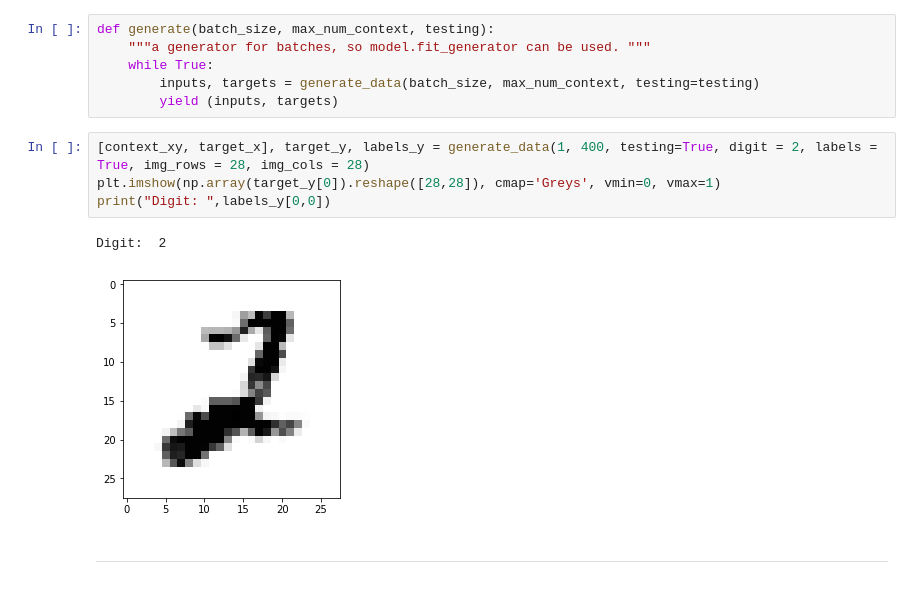
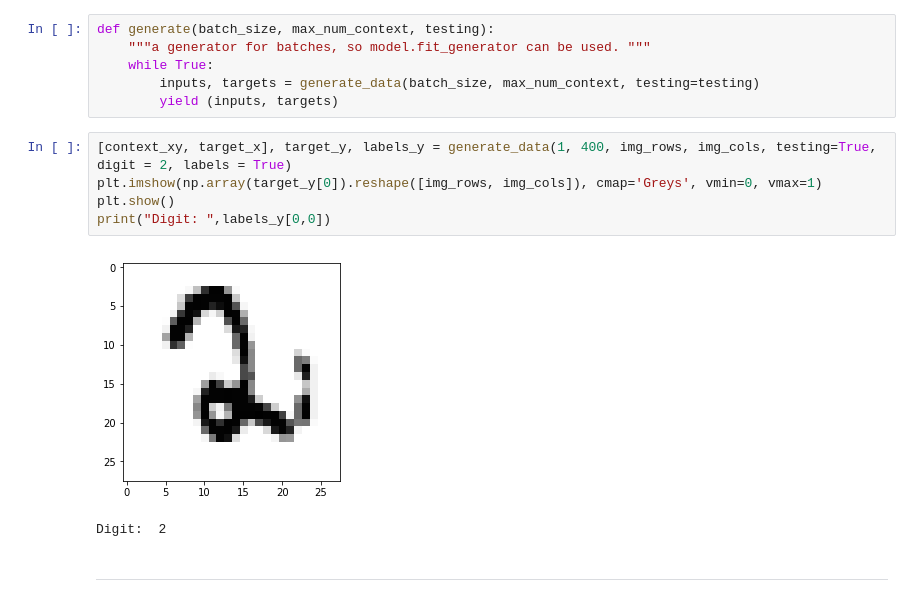
Before and after one commit to ConorFoy/neural-processes, a Jupyter notebook: conditional_neural_process_with_tensorflow_ver_2.0.0_Ex2_MNIST.ipynb, the cells around one changed output. Drawn from its saved outputs; the diff is of its cells as text.

```diff
--- a/conditional_neural_process_with_tensorflow_ver_2.0.0_Ex2_MNIST.ipynb
+++ b/conditional_neural_process_with_tensorflow_ver_2.0.0_Ex2_MNIST.ipynb
@@ -112,12 +125,13 @@ def generate(batch_size, max_num_context, testing):
         inputs, targets = generate_data(batch_size, max_num_context, testing=testing)
         yield (inputs, targets)
 # %%
-[context_xy, target_x], target_y, labels_y = generate_data(1, 400, testing=True, digit = 2, labels = True, img_rows = 28, img_cols = 28)
-plt.imshow(np.array(target_y[0]).reshape([28,28]), cmap='Greys', vmin=0, vmax=1)
+[context_xy, target_x], target_y, labels_y = generate_data(1, 400, img_rows, img_cols, testing=True, digit = 2, labels = True)
+plt.imshow(np.array(target_y[0]).reshape([img_rows, img_cols]), cmap='Greys', vmin=0, vmax=1)
+plt.show()
 print("Digit: ",labels_y[0,0])
 # %% [output]
+[figure, new version]
 Digit:  2
-[figure, old version]
 # %% [markdown]
 ___
 # %%
```
Also changed, not shown: parts of 14 cells of this notebook, 3 other files.
